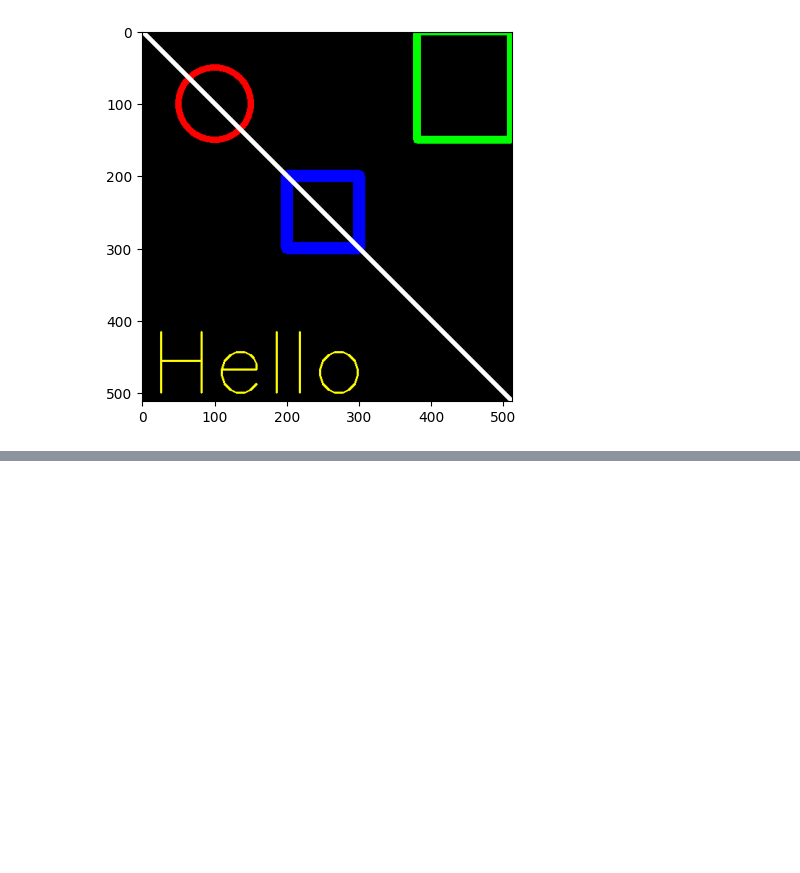
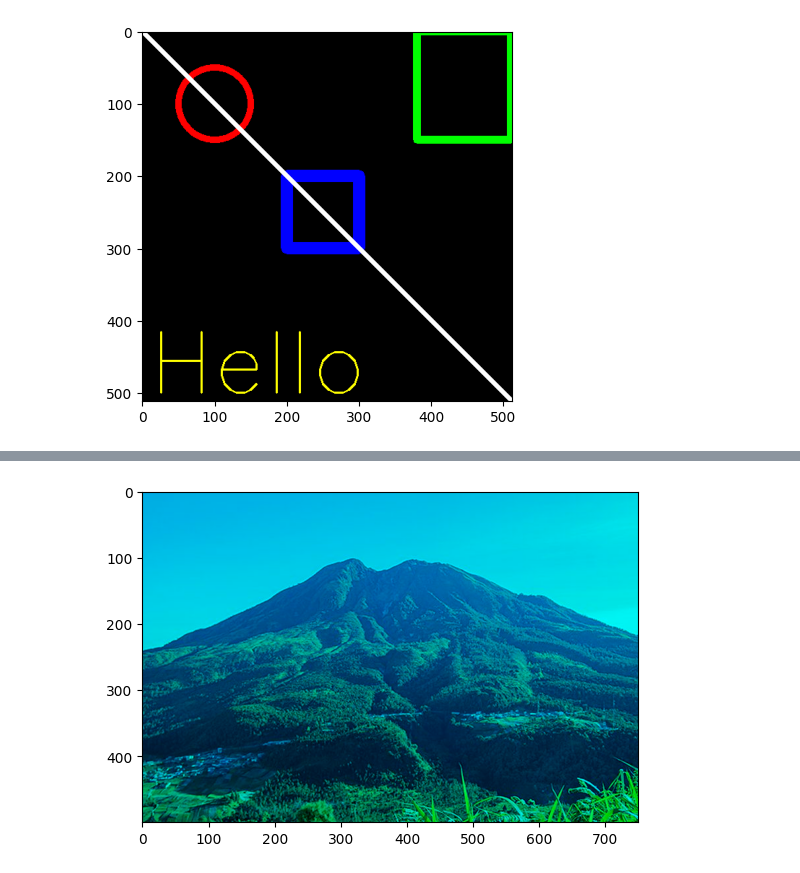
Before and after one commit to SonyFebri/PCVK.2024-2025, a Jupyter notebook: minggu2.ipynb, the cells around one changed output, grey strips where cells are left out. Saved outputs shown, nothing was run; the diff lists cells and outputs as text; code cells hidden in the pictures; blank space fills up the shorter version.

```diff
--- a/minggu2.ipynb
+++ b/minggu2.ipynb
@@ -96,0 +139,9 @@ plt.imshow(black_img)
+# %%
+imageGreenBlue = imageRgb.copy()
+imageGreenBlue[:, :, 0] = 0
+
+# Menampilkan gambar hanya dengan channel Green dan Blue
+plt.imshow(imageGreenBlue)
+plt.show()
+# %% [output]
+[figure, added]
```
Also changed, not shown: parts of 18 cells of this notebook.
